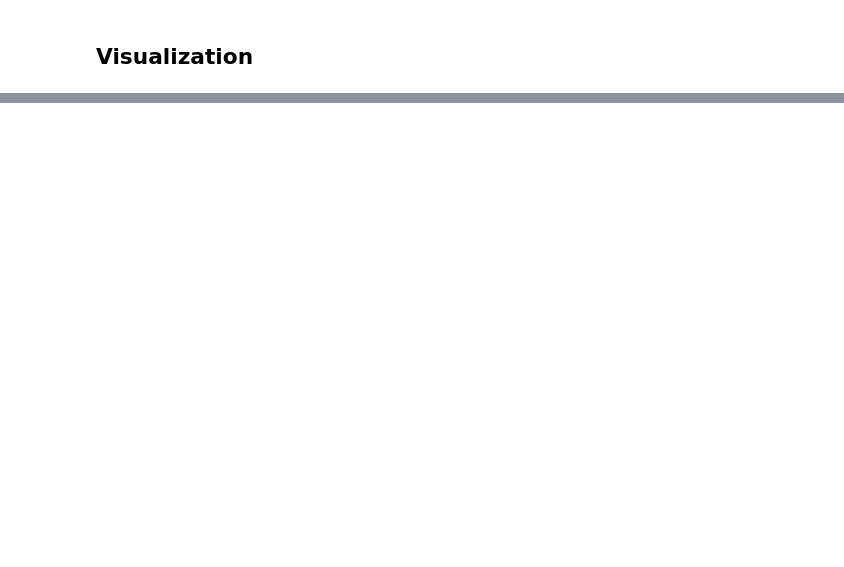
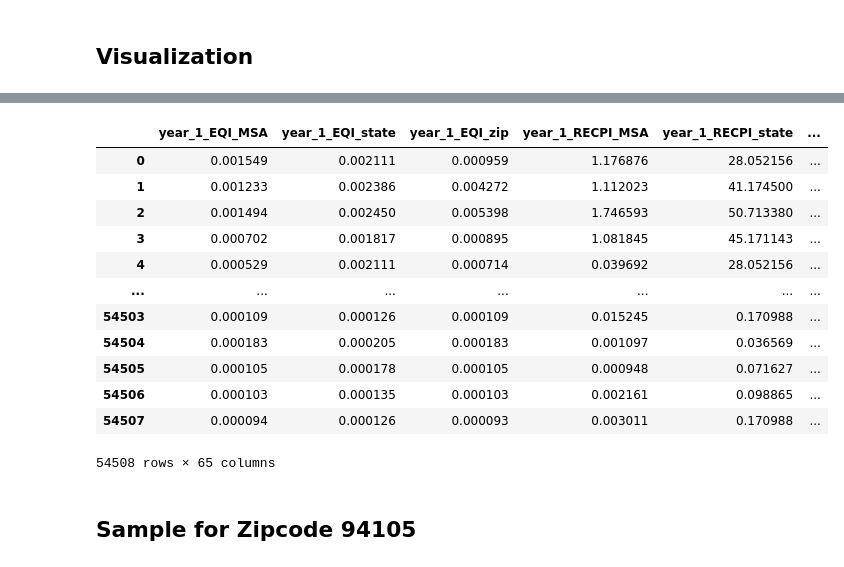
Before and after one commit to jolfr/capstone-02, a Jupyter notebook: notebooks/modelling/4.5-tjc-evaluation.ipynb, the cells around one changed output, grey strips where cells are left out. Cells and saved outputs as stored; diff of their text form; code cells hidden in the pictures; blank space fills up the shorter version.

```diff
--- a/notebooks/modelling/4.5-tjc-evaluation.ipynb
+++ b/notebooks/modelling/4.5-tjc-evaluation.ipynb
@@ -262,0 +318,18 @@ plt.savefig('../../reports/figures/actual_vs_predicted')
+# %%
+X_train
+# %% [output]
+|  | year_1_EQI_MSA | year_1_EQI_state | year_1_EQI_zip | year_1_RECPI_MSA | year_1_RECPI_state | ... |
+| 0 | 0.001549 | 0.002111 | 0.000959 | 1.176876 | 28.052156 | ... |
+| 1 | 0.001233 | 0.002386 | 0.004272 | 1.112023 | 41.174500 | ... |
+| 2 | 0.001494 | 0.002450 | 0.005398 | 1.746593 | 50.713380 | ... |
+| 3 | 0.000702 | 0.001817 | 0.000895 | 1.081845 | 45.171143 | ... |
+| 4 | 0.000529 | 0.002111 | 0.000714 | 0.039692 | 28.052156 | ... |
+| ... | ... | ... | ... | ... | ... | ... |
+| 54503 | 0.000109 | 0.000126 | 0.000109 | 0.015245 | 0.170988 | ... |
+| 54504 | 0.000183 | 0.000205 | 0.000183 | 0.001097 | 0.036569 | ... |
+| 54505 | 0.000105 | 0.000178 | 0.000105 | 0.000948 | 0.071627 | ... |
+| 54506 | 0.000103 | 0.000135 | 0.000103 | 0.002161 | 0.098865 | ... |
+| 54507 | 0.000094 | 0.000126 | 0.000093 | 0.003011 | 0.170988 | ... |
+54508 rows × 65 columns
+# %% [markdown]
+## Sample for Zipcode 94105
```
Also changed, not shown: parts of 25 cells of this notebook, 8 other files.
